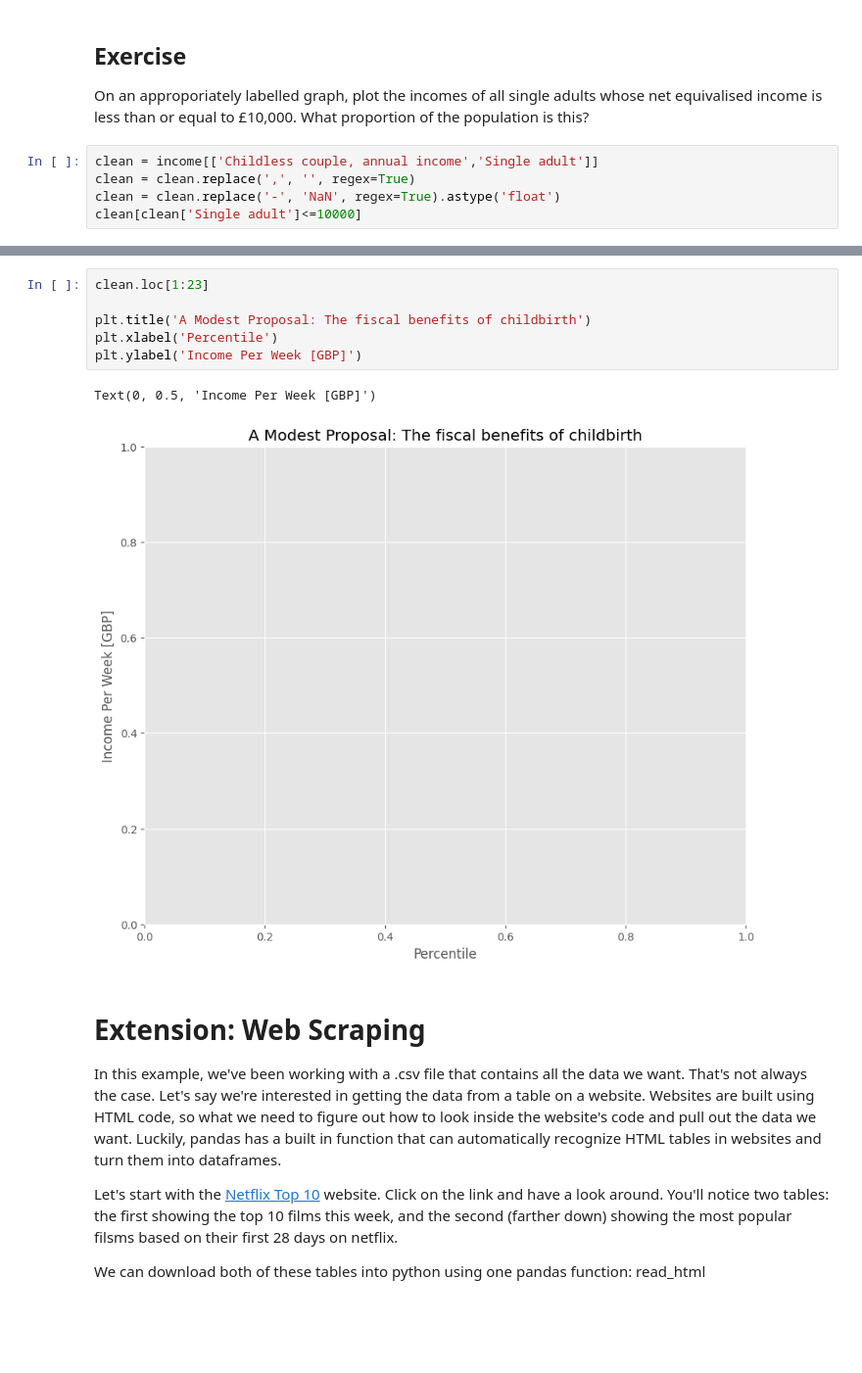
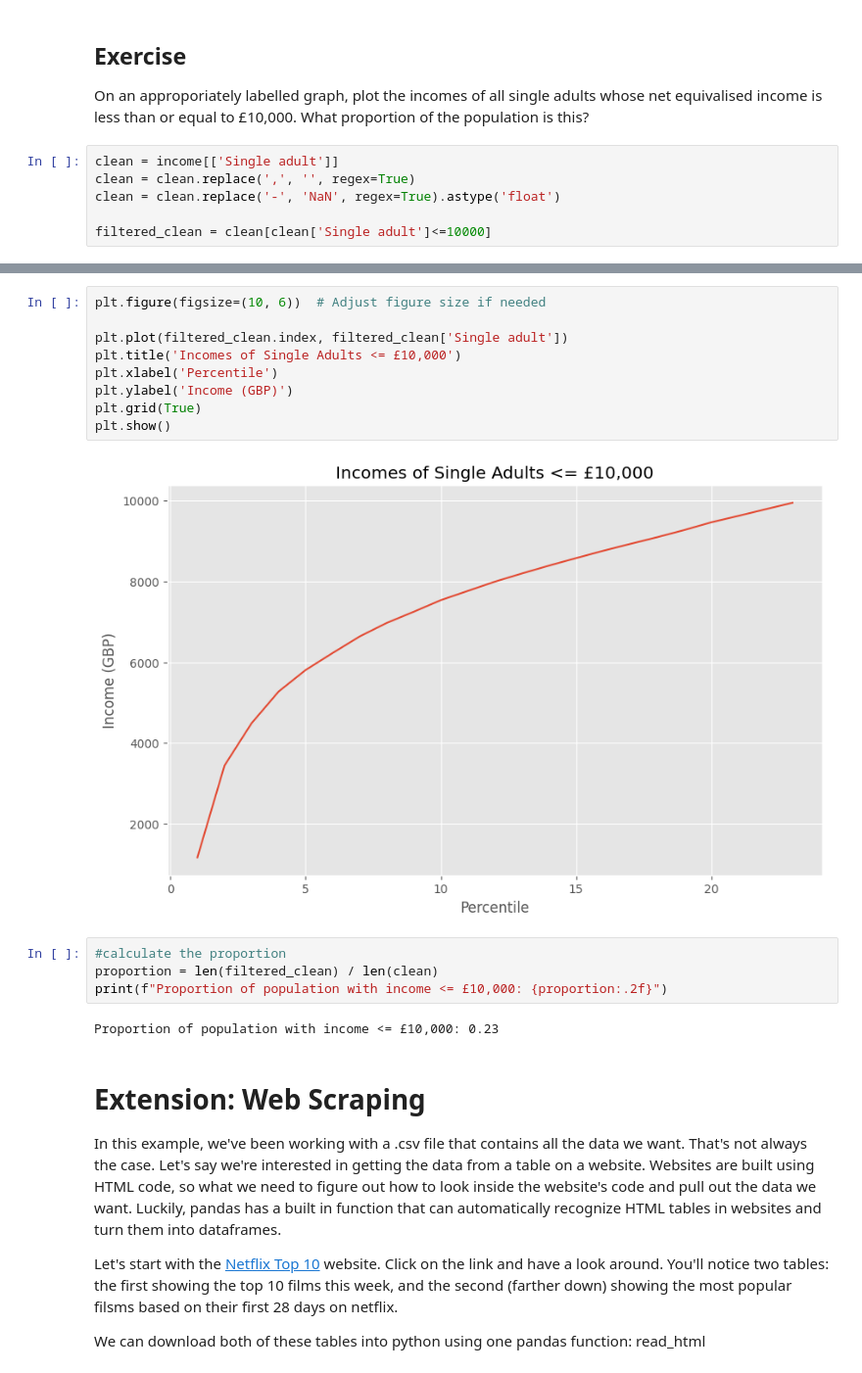
Before and after one commit to ilinashah177/QM2, a Jupyter notebook: Copy_of_W2_Working_with_Data_in_Pandas.ipynb, the cells around one changed output, grey strips where cells are left out. Shown at 98% size. Drawn from its saved outputs; the diff is of its cells as text; blank space fills up the shorter version.

```diff
--- a/Copy_of_W2_Working_with_Data_in_Pandas.ipynb
+++ b/Copy_of_W2_Working_with_Data_in_Pandas.ipynb
@@ -514,7 +514,8 @@ We won't dwell on comparative operative, here we've used ">" to mean "is greater
 ## Exercise
 On an approporiately labelled graph, plot the incomes of all single adults whose net equivalised income is less than or equal to £10,000. What proportion of the population is this?
 # %%
-clean = income[['Childless couple, annual income','Single adult']]
+clean = income[['Single adult']]
 clean = clean.replace(',', '', regex=True)
 clean = clean.replace('-', 'NaN', regex=True).astype('float')
-clean[clean['Single adult']<=10000]
+
+filtered_clean = clean[clean['Single adult']<=10000]
@@ -540,12 +522,20 @@ clean[clean['Single adult']<=10000]
-# %%
-clean.loc[1:23]
-
-plt.title('A Modest Proposal: The fiscal benefits of childbirth')
-plt.xlabel('Percentile')
-plt.ylabel('Income Per Week [GBP]')
-# %% [output]
-Text(0, 0.5, 'Income Per Week [GBP]')
-[figure, removed]
+# %%
+plt.figure(figsize=(10, 6))  # Adjust figure size if needed
+
+plt.plot(filtered_clean.index, filtered_clean['Single adult'])
+plt.title('Incomes of Single Adults <= £10,000')
+plt.xlabel('Percentile')
+plt.ylabel('Income (GBP)')
+plt.grid(True)
+plt.show()
+# %% [output]
+[figure, added]
+# %%
+#calculate the proportion
+proportion = len(filtered_clean) / len(clean)
+print(f"Proportion of population with income <= £10,000: {proportion:.2f}")
+# %% [output]
+Proportion of population with income <= £10,000: 0.23
 # %% [markdown]
 # Extension: Web Scraping
 
```
Also changed, not shown: parts of 4 cells of this notebook.
